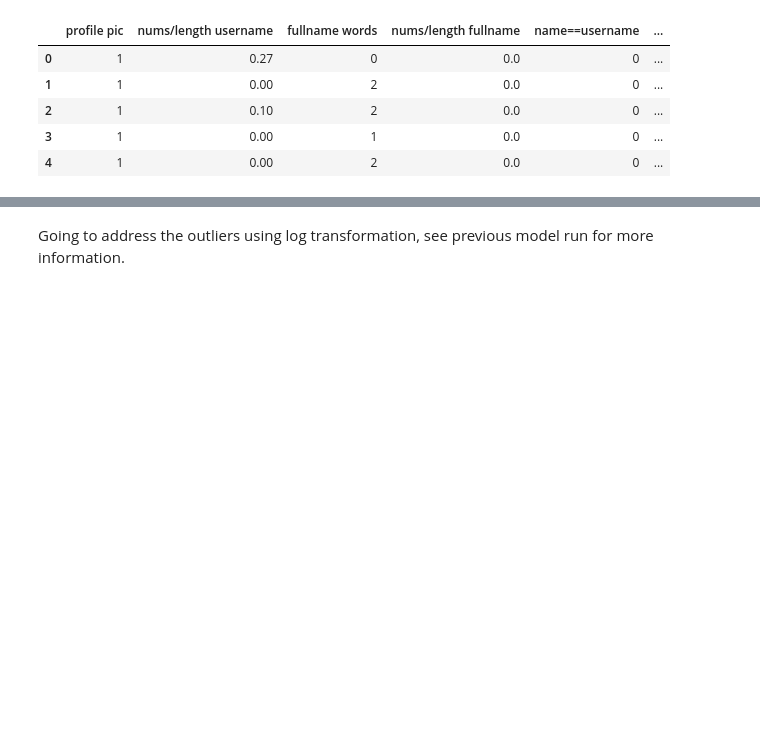
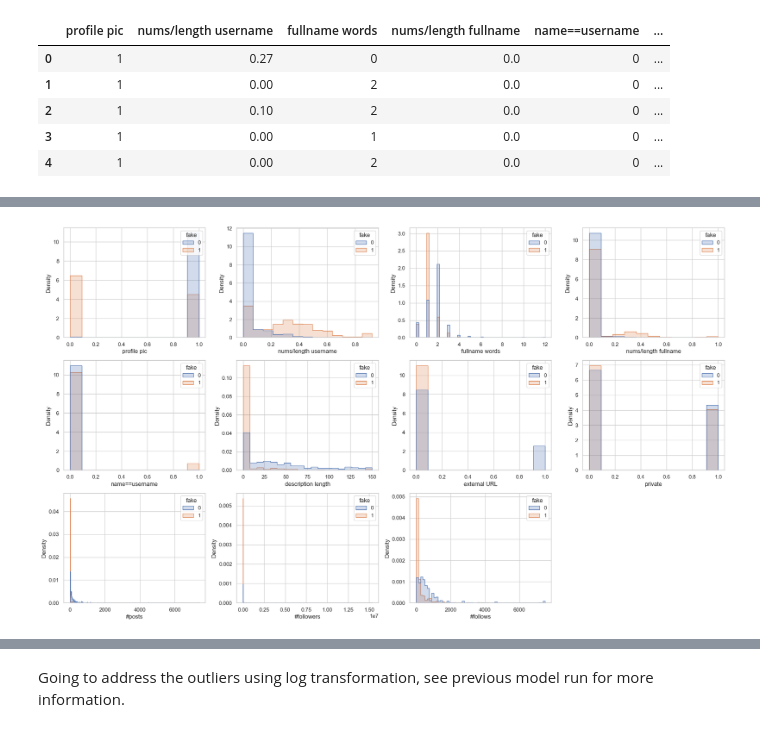
Before and after one commit to AakashMahajn/fake-profile-detection-using-ML-and-Flask, a Jupyter notebook: instagram-fake-account-detection.ipynb, the cells around one changed output, grey strips where cells are left out. Drawn from its saved outputs; the diff is of its cells as text; code cells hidden in the pictures; blank space fills up the shorter version.

```diff
--- a/instagram-fake-account-detection.ipynb
+++ b/instagram-fake-account-detection.ipynb
@@ -29,0 +95,10 @@ df.head()
+# %%
+# Plot the distribution of each feature with respect to the target variable 'fake'
+plt.figure(figsize=(20, 15))
+for i, feature in enumerate(features):
+    plt.subplot(4, 4, i+1)
+    sns.histplot(data=df, x=feature, hue='fake', element="step", stat="density", common_norm=False)
+plt.tight_layout()
+plt.show()
+# %% [output]
+[figure, added]
```
Also changed, not shown: parts of 34 cells of this notebook, 3 other files.
